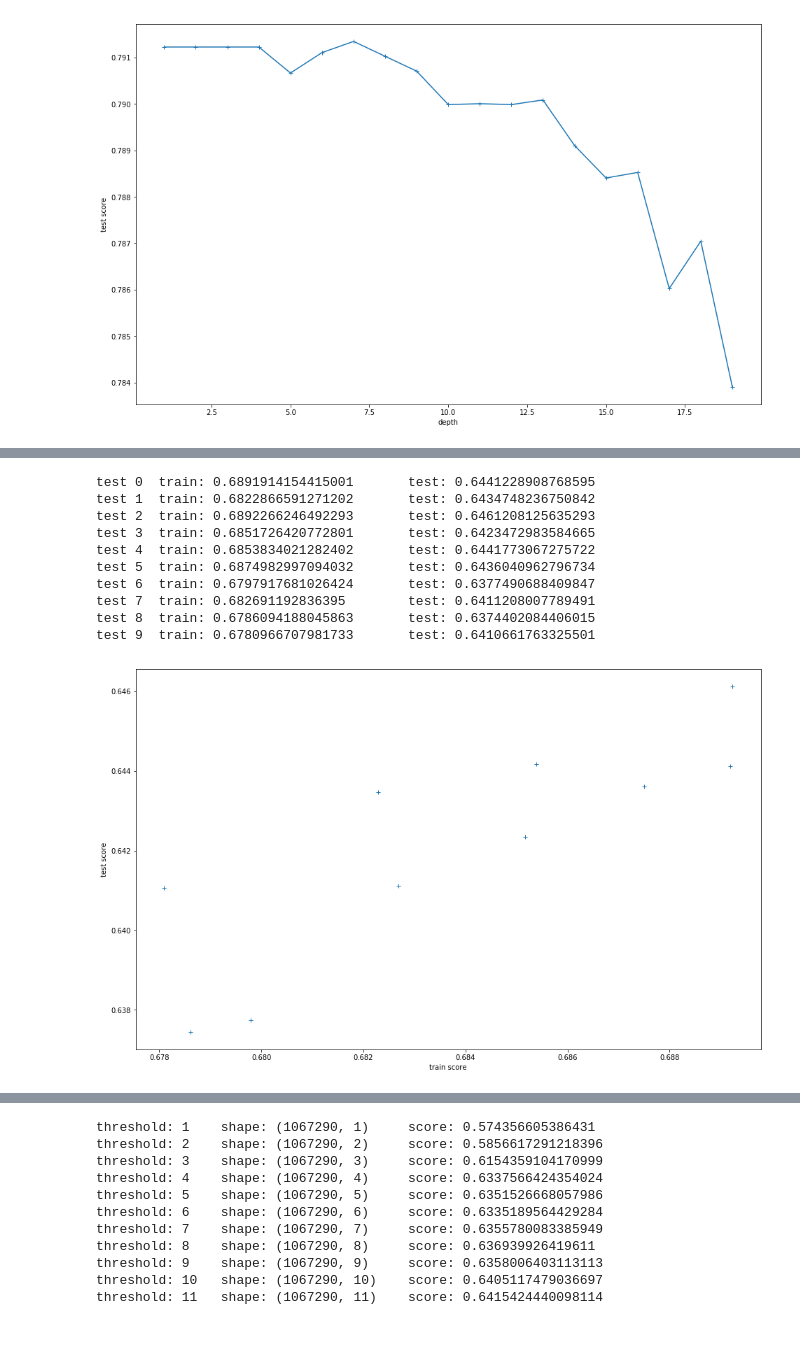
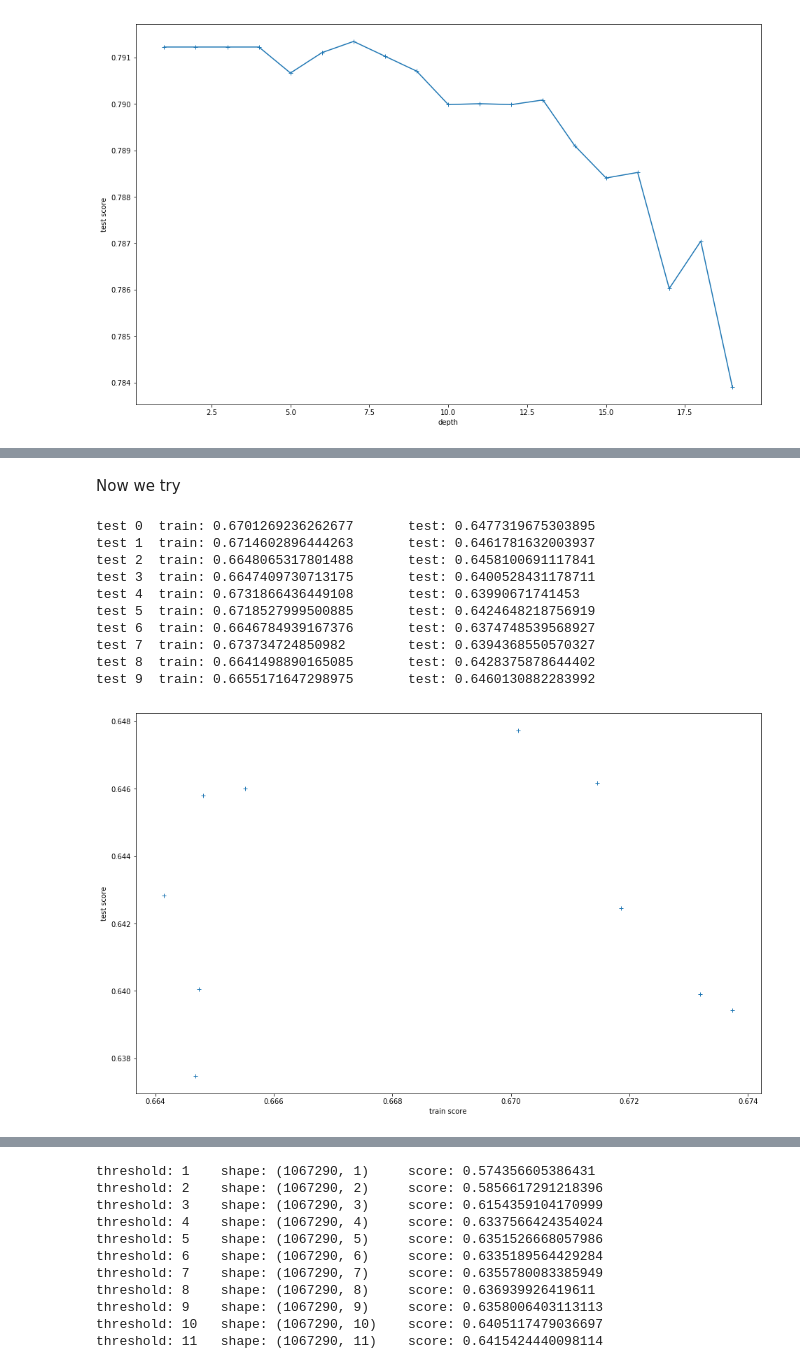
Before and after one commit to ychalier/AlphaShoe, a Jupyter notebook: base.ipynb, the cells around one changed output, grey strips where cells are left out. Cells and saved outputs as stored; diff of their text form; code cells hidden in the pictures; blank space fills up the shorter version.

```diff
--- a/base.ipynb
+++ b/base.ipynb
@@ -382,6 +392,6 @@ dataframe built (7.47s)
 # %%
 t = time.time()
-x1 = mask(df_train)
-x2 = mask(df_test)
+x1 = mask_bin(df_train)
+x2 = mask_bin(df_test)
 log("applied mask", t)
 # %% [output]
@@ -489,39 +561,0 @@ train score: 0.6332445684201241
-# %%
-def shuffle(x, y, steps=10, slc=100000, plot=True):
-    scores_train, scores_test = [], []
-    best_clf, best_score = None, None
-
-    z = x.copy(deep=True)
-    z["ReturnQuantityBin"] = y.ReturnQuantityBin
-
-    for k in range(steps):
-        u = z.sample(frac=1)
-        v = u.loc[:, ["ReturnQuantityBin"]]
-        u = u.drop(["ReturnQuantityBin"], axis=1)
-
-        clf = LogisticRegression()
-        clf.fit(u.iloc[:slc], v.ReturnQuantityBin[:slc])
-
-        predict_train = clf.predict_proba(u.iloc[:slc])
-        score_train = roc_auc_score(v.ReturnQuantityBin[:slc], predict_train[:, 1])
-
-        predict_test = clf.predict_proba(u.iloc[slc:2 * slc])
-        score_test = roc_auc_score(v.ReturnQuantityBin[slc:2 * slc], predict_test[:, 1])
-
-        if best_clf is None or score_test > best_score:
-            best_clf, best_score = clf, score_test
-
-        if plot:
-            print "test", k, "\ttrain:", score_train, "\ttest:", score_test
-
-        scores_train.append(score_train)
-        scores_test.append(score_test)
-
-    if plot:
-        plt.figure(figsize=(16, 10))
-        plt.xlabel("train score")
-        plt.ylabel("test score")
-        plt.plot(scores_train, scores_test, '+')
-        plt.show()
-
-    return scores_train, scores_test, best_clf, best_score
@@ -734,14 +667,16 @@ depth: 19       score: 0.6273739973706132
+# %% [markdown]
+Now we try
 # %%
-shuffle(x1, y_train, lambda : RandomForestClassifier(max_depth=9), steps=10)
+shuffle(x1, y_train, lambda : RandomForestClassifier(max_depth=6), steps=10)
 # %% [output]
-test 0  train: 0.6891914154415001       test: 0.6441228908768595
-test 1  train: 0.6822866591271202       test: 0.6434748236750842
-test 2  train: 0.6892266246492293       test: 0.6461208125635293
-test 3  train: 0.6851726420772801       test: 0.6423472983584665
-test 4  train: 0.6853834021282402       test: 0.6441773067275722
-test 5  train: 0.6874982997094032       test: 0.6436040962796734
-test 6  train: 0.6797917681026424       test: 0.6377490688409847
-test 7  train: 0.682691192836395        test: 0.6411208007789491
-test 8  train: 0.6786094188045863       test: 0.6374402084406015
-test 9  train: 0.6780966707981733       test: 0.6410661763325501
+test 0  train: 0.6701269236262677       test: 0.6477319675303895
+test 1  train: 0.6714602896444263       test: 0.6461781632003937
+test 2  train: 0.6648065317801488       test: 0.6458100691117841
+test 3  train: 0.6647409730713175       test: 0.6400528431178711
+test 4  train: 0.6731866436449108       test: 0.63990671741453
+test 5  train: 0.6718527999500885       test: 0.6424648218756919
+test 6  train: 0.6646784939167376       test: 0.6374748539568927
+test 7  train: 0.673734724850982        test: 0.6394368550570327
+test 8  train: 0.6641498890165085       test: 0.6428375878644402
+test 9  train: 0.6655171647298975       test: 0.6460130882283992
-[figure, old version]
+[figure, new version]
```
Also changed, not shown: parts of 32 cells of this notebook, 1 other file.
